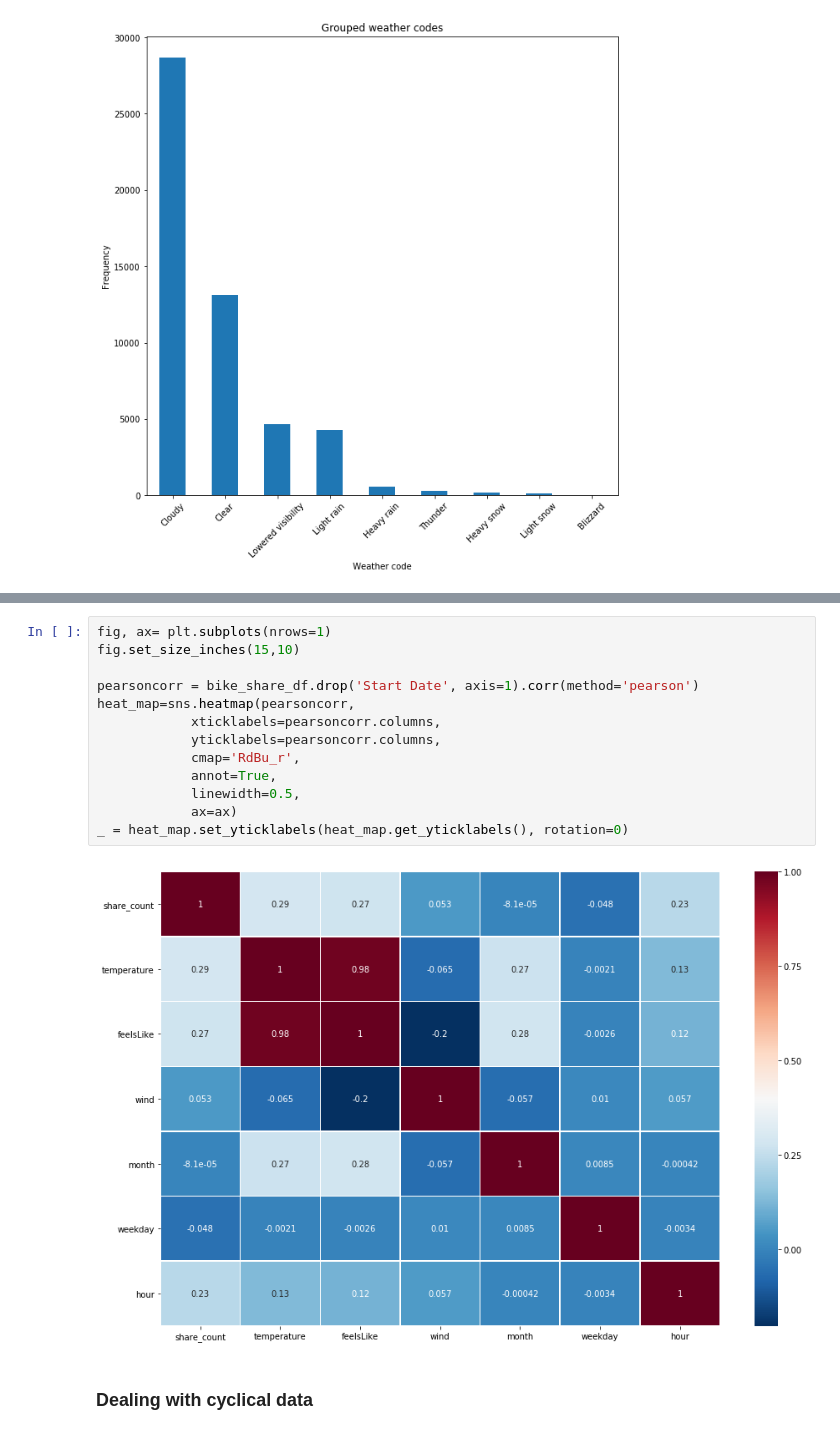
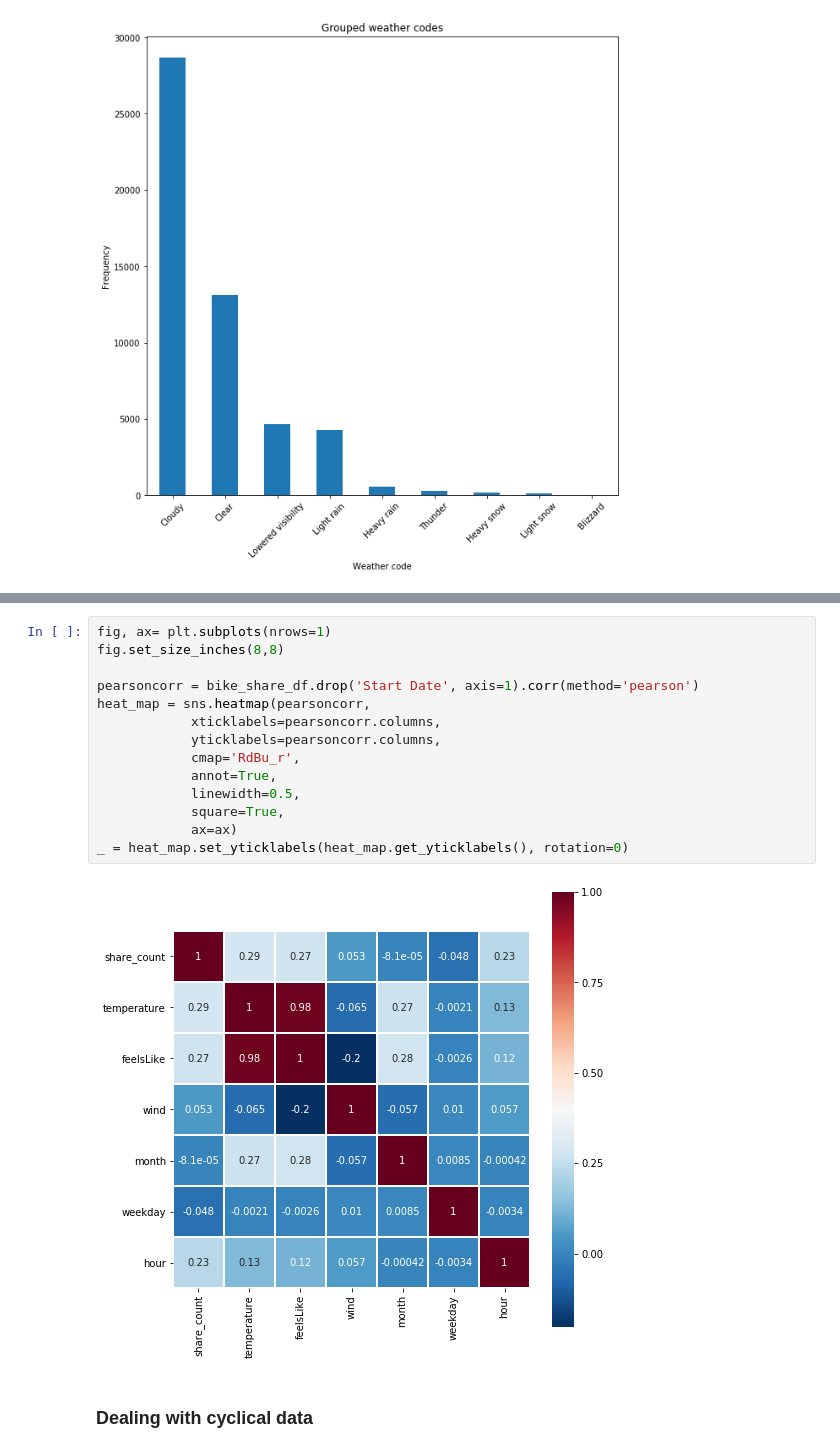
Before and after one commit to Krismix1/data-science-mandatory-2, a Jupyter notebook: model2.ipynb, the cells around one changed output, grey strips where cells are left out. Cells and saved outputs as stored; diff of their text form.

Commit message:
Fix sizes of corr. matrix figures; add year - share_count graph

```diff
--- a/model2.ipynb
+++ b/model2.ipynb
@@ -377,18 +390,19 @@ _ = ax1.set_ylabel('Share count', labelpad=15)
 # %%
 fig, ax= plt.subplots(nrows=1)
-fig.set_size_inches(15,10)
+fig.set_size_inches(8,8)
 
 pearsoncorr = bike_share_df.drop('Start Date', axis=1).corr(method='pearson')
-heat_map=sns.heatmap(pearsoncorr,
+heat_map = sns.heatmap(pearsoncorr,
             xticklabels=pearsoncorr.columns,
             yticklabels=pearsoncorr.columns,
             cmap='RdBu_r',
             annot=True,
             linewidth=0.5,
+            square=True,
             ax=ax)
 _ = heat_map.set_yticklabels(heat_map.get_yticklabels(), rotation=0)
 # %% [output]
-[figure, old version]
+[figure, new version]
 # %% [markdown]
 ### Dealing with cyclical data
 # %%
```
Also changed, not shown: parts of 4 cells of this notebook.
